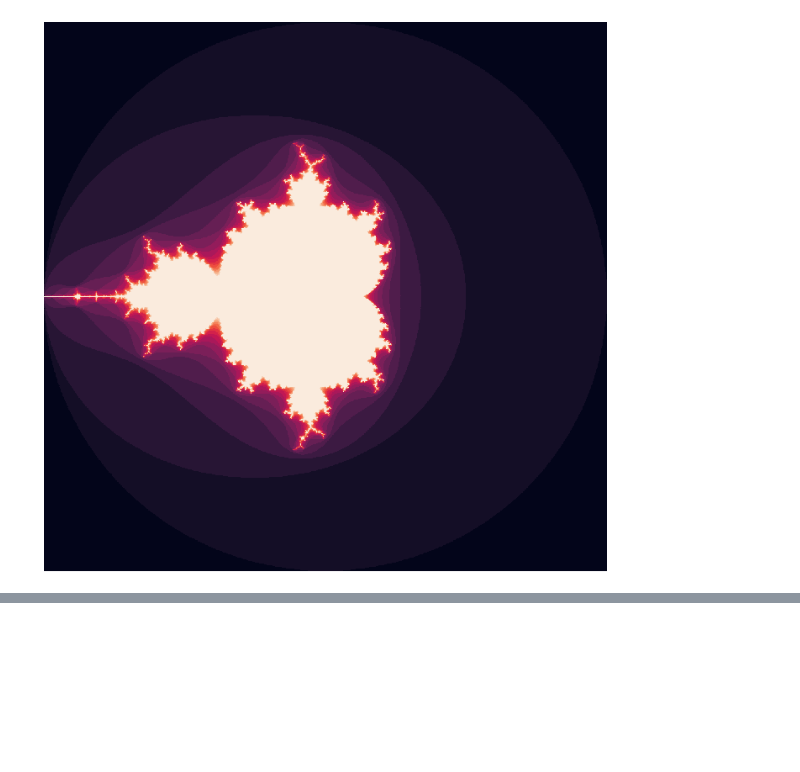
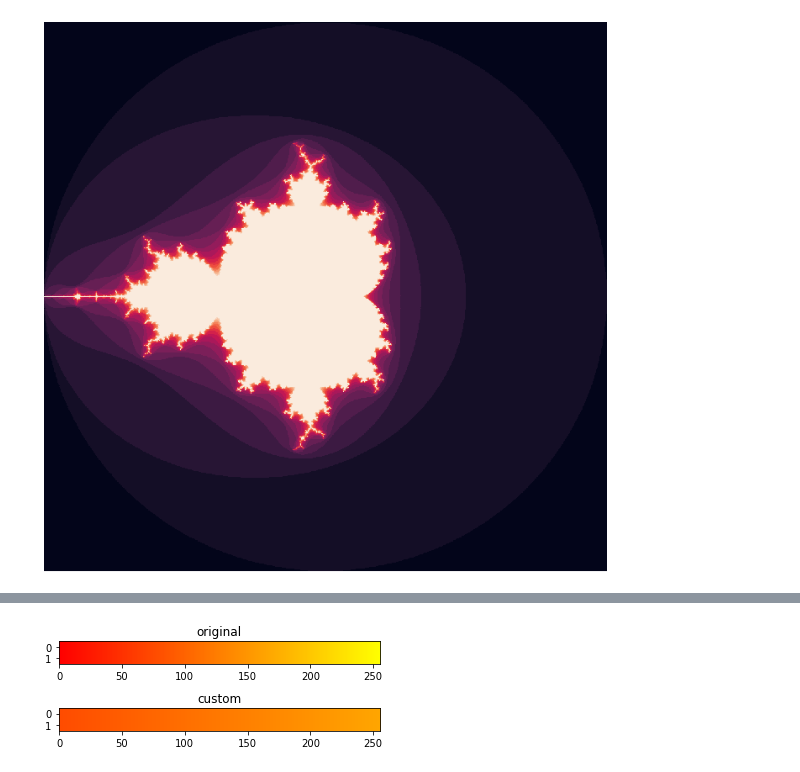
Before and after one commit to skacem/Algorithmic-Art, a Jupyter notebook: mandelbrot.ipynb, the cells around one changed output, grey strips where cells are left out. Drawn from its saved outputs; the diff is of its cells as text; code cells hidden in the pictures; blank space fills up the shorter version.

```diff
--- a/mandelbrot.ipynb
+++ b/mandelbrot.ipynb
@@ -110,0 +151,18 @@ plt.axis('off');
+# %%
+min_val, max_val = 0.3,.65
+n = 10
+orig_cmap = plt.cm.autumn_r
+colors = orig_cmap(np.linspace(min_val, max_val, n))
+cmap = matplotlib.colors.LinearSegmentedColormap.from_list("mycmap", colors)
+# %%
+gradient = np.linspace(0, 1, 256)
+gradient = np.vstack((gradient, gradient))
+
+fig, (ax1, ax2) = plt.subplots(2,1, figsize=(5,2))
+ax1.imshow(gradient, cmap=orig_cmap, aspect='auto')
+ax1.set_title('original')
+ax2.imshow(gradient, cmap=cmap, aspect='auto')
+ax2.set_title('custom')
+plt.tight_layout()
+# %% [output]
+[figure, added]
```
Also changed, not shown: parts of 8 cells of this notebook.
